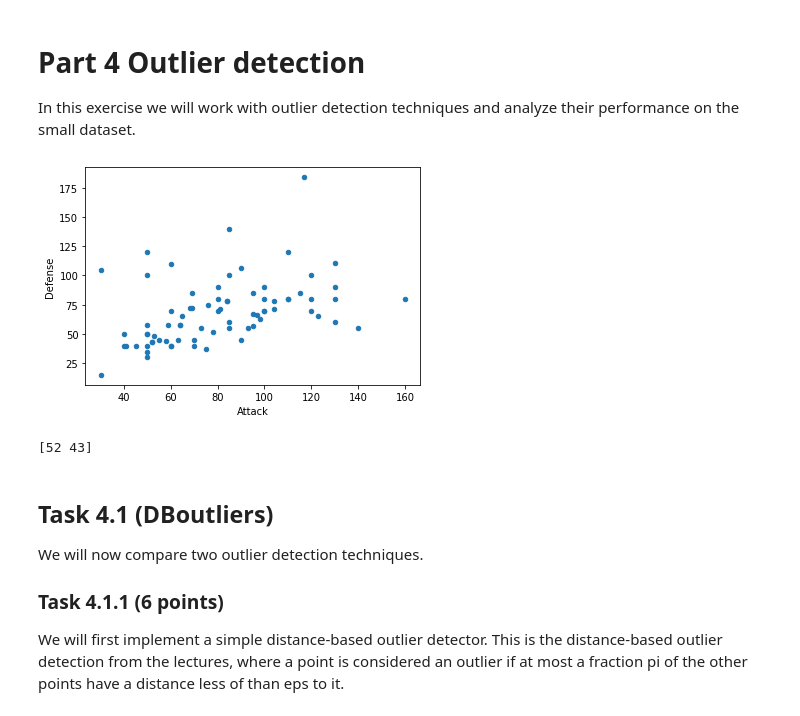
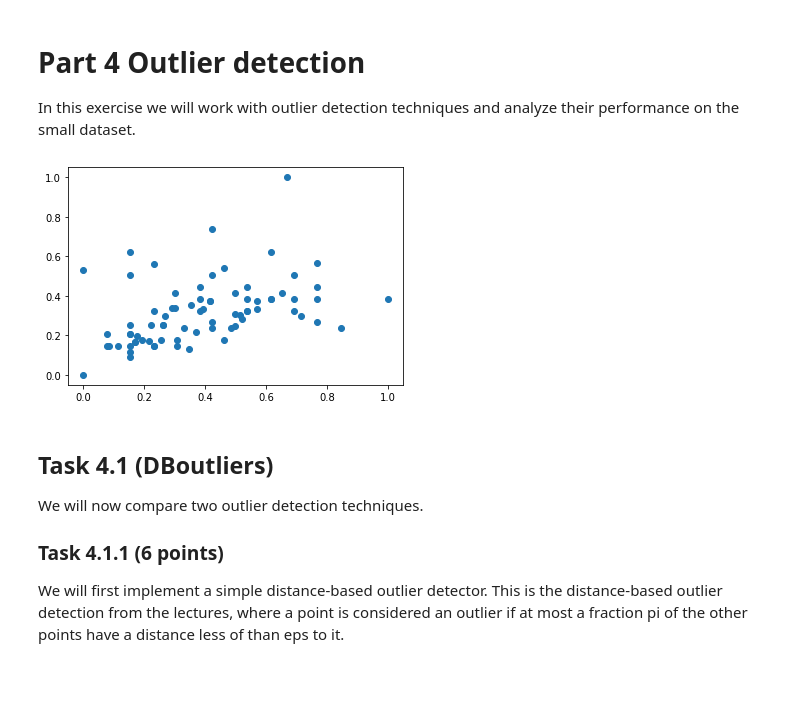
Before and after one commit to Thrun12/dm2022-exercises, a Jupyter notebook: handins/handin1.ipynb, the cells around one changed output. Cells and saved outputs as stored; diff of their text form; code cells hidden in the pictures; blank space fills up the shorter version.

```diff
--- a/handins/handin1.ipynb
+++ b/handins/handin1.ipynb
@@ -652,18 +645,12 @@ In this exercise we will work with outlier detection techniques and analyze thei
 # %%
 X_small = toy[["Attack", "Defense"]].to_numpy()
 
 X_norm = (X_small - X_small.min(0)) / X_small.ptp(0)
 
-#plt.scatter(X_small[:, 0] , X_small[:, 1])
-#plt.axis('equal');
-#plt.legend()
-#plt.show()
-X_small.plot(x ='Attack', y='Defense', kind = 'scatter')
+plt.scatter(X_norm[:, 0] , X_norm[:, 1])
 plt.show()
-print(X_small.values[0])
 # %% [output]
-[figure, old version]
+[figure, new version]
-[52 43]
 # %% [markdown]
 ## Task 4.1 (DBoutliers)
 We will now compare two outlier detection techniques.
```
Also changed, not shown: parts of 11 cells of this notebook.
